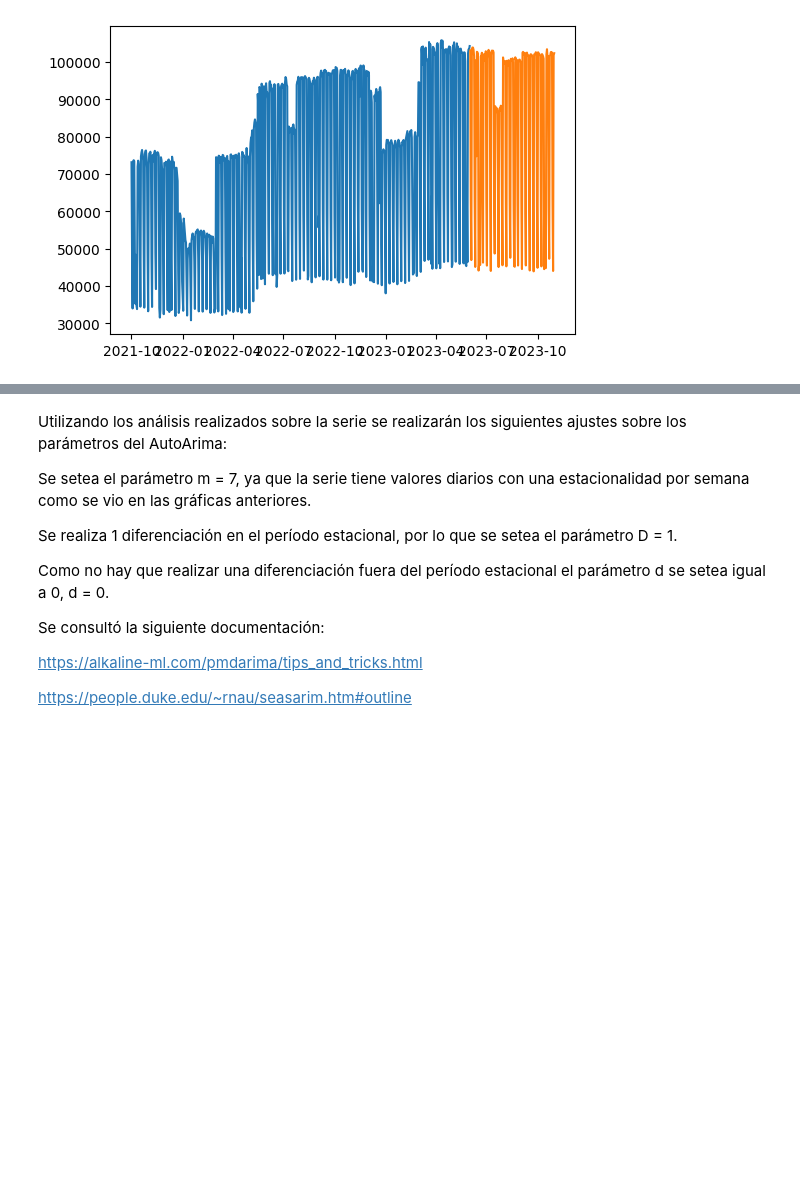
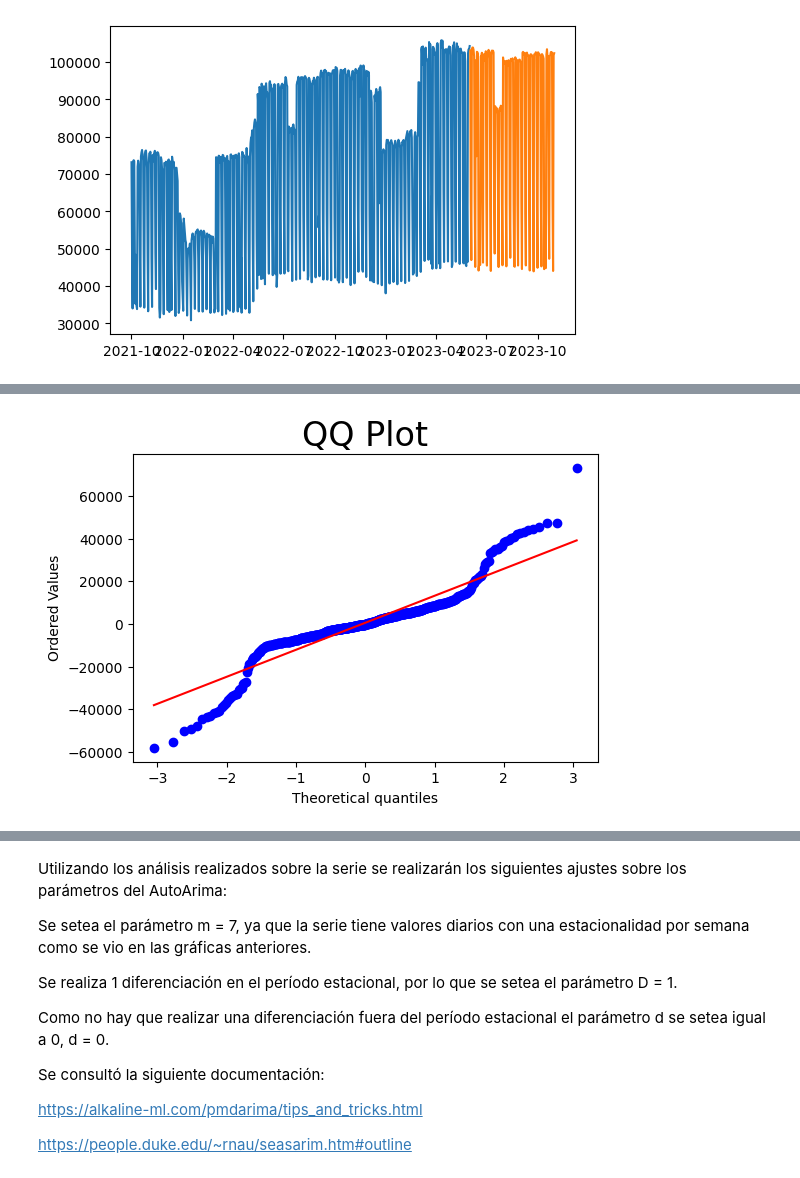
Before and after one commit to jiang-011/AST_G4, a Jupyter notebook: TP_G4_KM.ipynb, the cells around one changed output, grey strips where cells are left out. Drawn from its saved outputs; the diff is of its cells as text; code cells hidden in the pictures; blank space fills up the shorter version.

```diff
--- a/TP_G4_KM.ipynb
+++ b/TP_G4_KM.ipynb
@@ -635,0 +722,7 @@ plt.plot(test)
+# %%
+import scipy
+scipy.stats.probplot(modelo_arima.resid, plot = pylab)
+plt.title("QQ Plot", size = 24)
+pylab.show()
+# %% [output]
+[figure, added]
```
Also changed, not shown: parts of 45 cells of this notebook.
